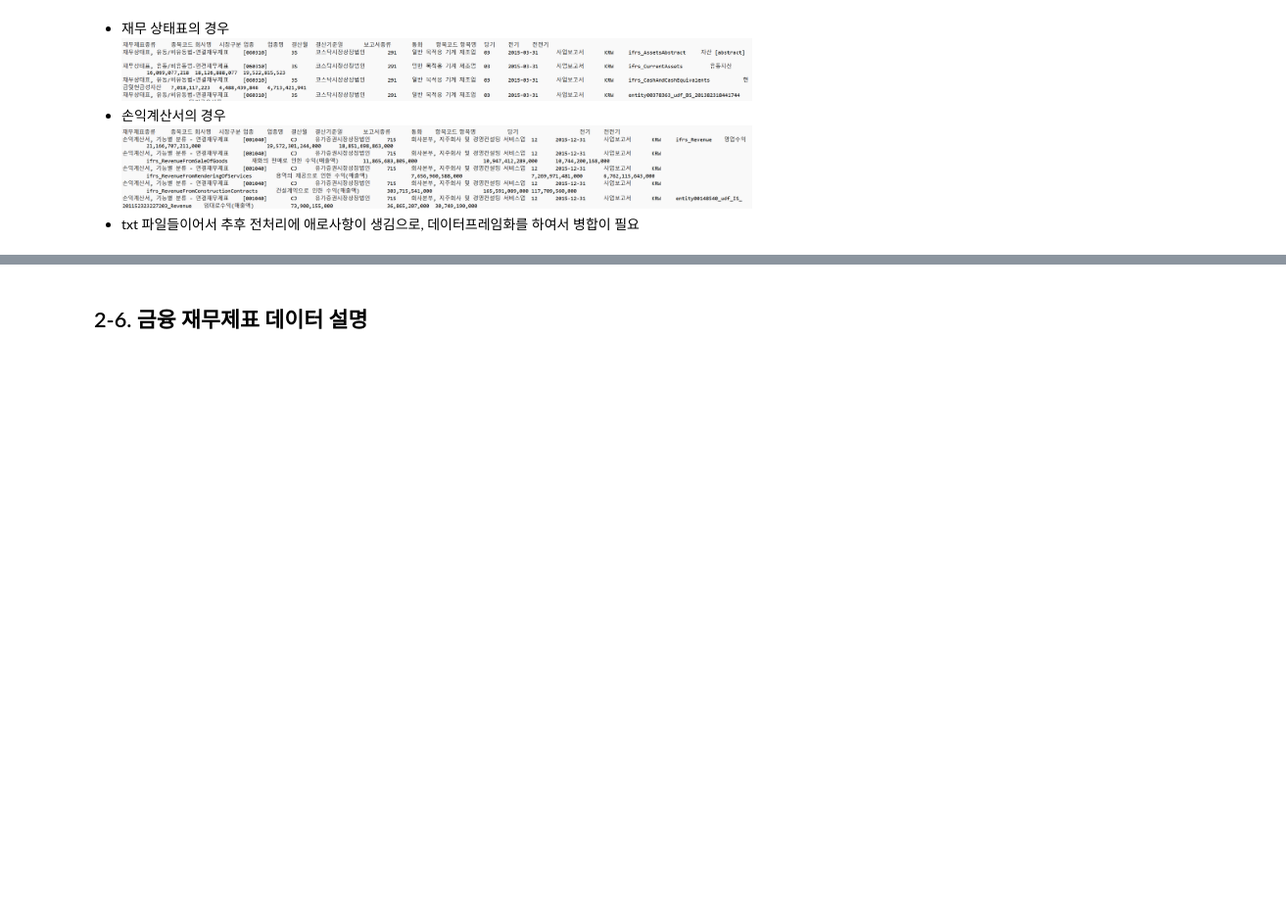
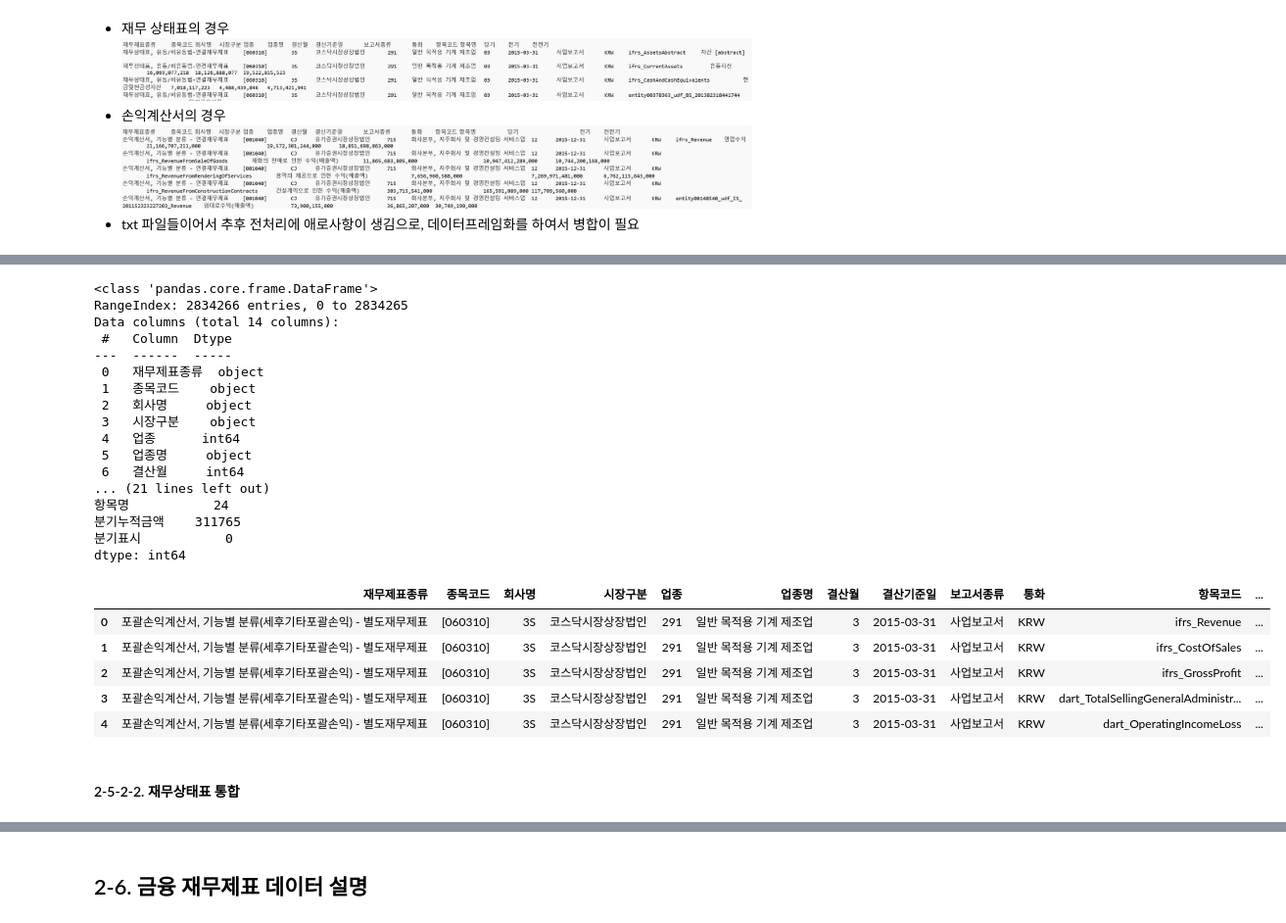
Before and after one commit to Ryong1998/snowball, a Jupyter notebook: 2_Data_Preparation.ipynb, the cells around one changed output, grey strips where cells are left out. Shown: that part at 98% size. Drawn from its saved outputs; the diff is of its cells as text; code cells hidden in the pictures; blank space fills up the shorter version.

Commit message:
dart 재무제표 '.txt; to '.pkl' 실행

```diff
--- a/2_Data_Preparation.ipynb
+++ b/2_Data_Preparation.ipynb
@@ -849,0 +871,5 @@ None
+# %%
+# txt파일들의 컬럼명들을 확인
+for file in file_list[:5]:
+  df = pd.read_csv(path_dir+"/"+file,delimiter="\t", encoding='cp949') # txt파일 데이터프레임화
+  print(df.columns)
@@ -849,0 +902,61 @@ None
+# %%
+dart_finance_report_columns =['재무제표종류', '종목코드', '회사명', '시장구분', '업종', '업종명', '결산월', '결산기준일', '보고서종류','통화', '항목코드', '항목명', '당기 1분기 누적', '당기 반기 누적','당기 3분기 누적', '당기']
+
+for i, file in tqdm(enumerate(file_list), total=len(file_list), desc="Processing PL txt files", unit="file"):
+  # 데이터불러오기
+  df_column_list = list() #데이터프레임으로 사용할 컬럼들을 리스트로 선언
+  df_txt = pd.read_csv(path_dir+"/"+file,delimiter="\t", encoding='cp949') # txt파일 데이터프레임화
+  df_txt_column_list = list(df_txt.columns) # 불러온 txt파일 데이터프레임의 컬럼들을 추출
+  for df_txt_column in df_txt_column_list:
+    if df_txt_column in dart_finance_report_columns: # dart_finance_report_columns 에 있는 컬럼들만을 추림
+      df_column_list.append(df_txt_column)
+  df = df_txt[df_column_list].copy() # 데이터프레임화 한 txt파일, 에서 사용할 컬럼들만을 설정
+
+  # 컬럼수정 및 추가
+  if df_column_list[-1] =='당기':
+    df.rename(columns = {'당기' : '분기누적금액'}, inplace = True)
+    df.loc[:,'분기표시'] = 4
+  elif df_column_list[-1] =='당기 3분기 누적':
+    df.rename(columns = {'당기 3분기 누적' : '분기누적금액'}, inplace = True)
+    df.loc[:,'분기표시'] = 3
+  elif df_column_list[-1] =='당기 반기 누적':
+    df.rename(columns = {'당기 반기 누적' : '분기누적금액'}, inplace = True)
+    df.loc[:,'분기표시'] = 2
+  elif df_column_list[-1] =='당기 1분기 누적':
+    df.rename(columns = {'당기 1분기 누적' : '분기누적금액'}, inplace = True)
+    df.loc[:,'분기표시'] = 1
+
+  # 파일들 통합
+  if i == 0:
+    df_PL = df.copy()
+  else:
+    df_PL = pd.concat([df_PL,df])
+# %%
+df_PL = df_PL.reset_index(drop=True)
+print(df_PL.info())
+print(df_PL.isnull().sum())
+df_PL.head()
+# %% [output]
+<class 'pandas.core.frame.DataFrame'>
+RangeIndex: 2834266 entries, 0 to 2834265
+Data columns (total 14 columns):
+ #   Column  Dtype
+---  ------  -----
+ 0   재무제표종류  object
+ 1   종목코드    object
+ 2   회사명     object
+ 3   시장구분    object
+ 4   업종      int64
+ 5   업종명     object
+ 6   결산월     int64
+... (21 lines left out)
+항목명           24
+분기누적금액    311765
+분기표시           0
+dtype: int64
+|  | 재무제표종류 | 종목코드 | 회사명 | 시장구분 | 업종 | 업종명 | 결산월 | 결산기준일 | 보고서종류 | 통화 | 항목코드 | ... |
+| 0 | 포괄손익계산서, 기능별 분류(세후기타포괄손익) - 별도재무제표 | [060310] | 3S | 코스닥시장상장법인 | 291 | 일반 목적용 기계 제조업 | 3 | 2015-03-31 | 사업보고서 | KRW | ifrs_Revenue | ... |
+| 1 | 포괄손익계산서, 기능별 분류(세후기타포괄손익) - 별도재무제표 | [060310] | 3S | 코스닥시장상장법인 | 291 | 일반 목적용 기계 제조업 | 3 | 2015-03-31 | 사업보고서 | KRW | ifrs_CostOfSales | ... |
+| 2 | 포괄손익계산서, 기능별 분류(세후기타포괄손익) - 별도재무제표 | [060310] | 3S | 코스닥시장상장법인 | 291 | 일반 목적용 기계 제조업 | 3 | 2015-03-31 | 사업보고서 | KRW | ifrs_GrossProfit | ... |
+| 3 | 포괄손익계산서, 기능별 분류(세후기타포괄손익) - 별도재무제표 | [060310] | 3S | 코스닥시장상장법인 | 291 | 일반 목적용 기계 제조업 | 3 | 2015-03-31 | 사업보고서 | KRW | dart_TotalSellingGeneralAdministr... | ... |
+| 4 | 포괄손익계산서, 기능별 분류(세후기타포괄손익) - 별도재무제표 | [060310] | 3S | 코스닥시장상장법인 | 291 | 일반 목적용 기계 제조업 | 3 | 2015-03-31 | 사업보고서 | KRW | dart_OperatingIncomeLoss | ... |
@@ -849,0 +965,2 @@ None
+# %% [markdown]
+#### 2-5-2-2. 재무상태표 통합
```
Also changed, not shown: parts of 16 cells of this notebook.
